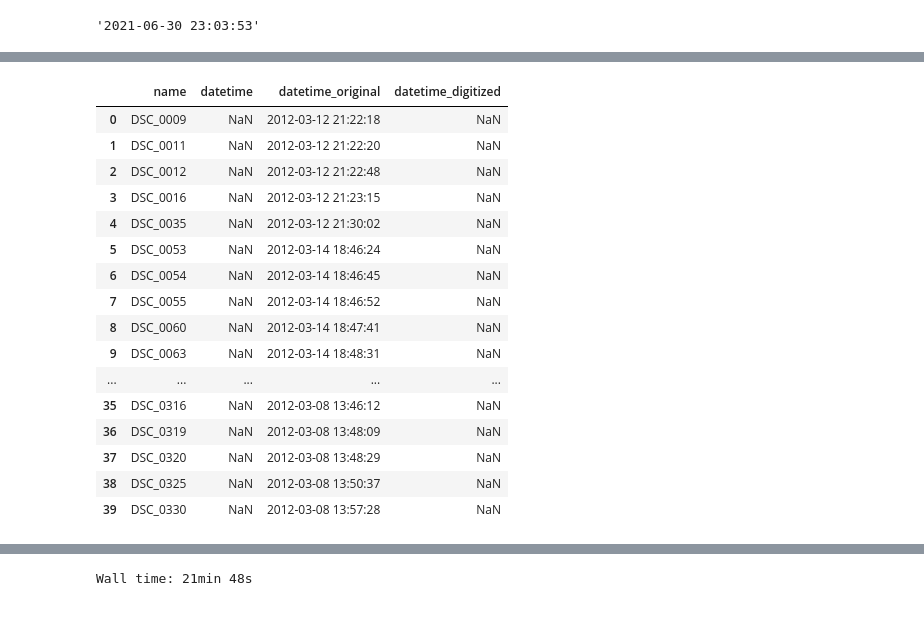
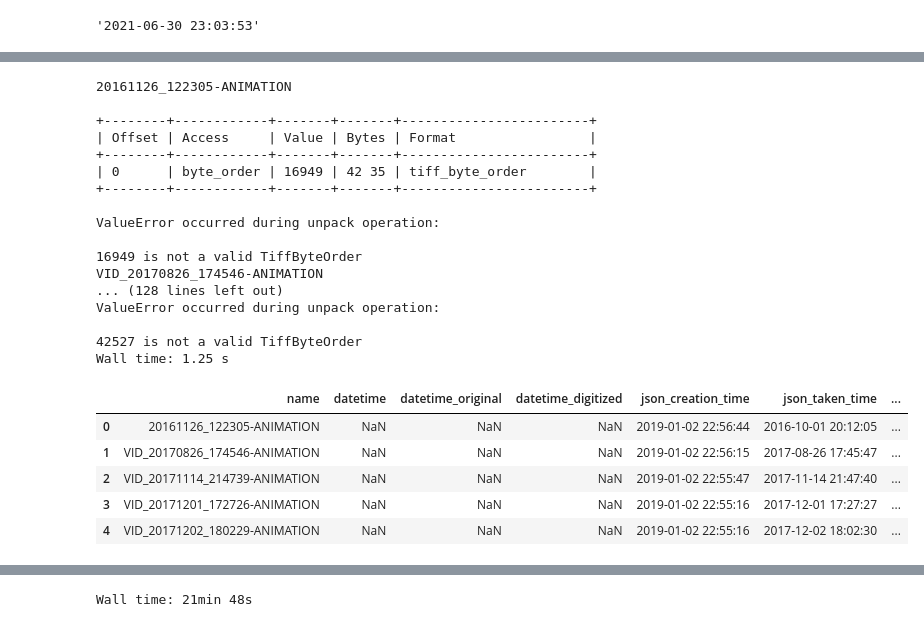
Before and after one commit to IgorAgarkov/change_file_creation_time, a Jupyter notebook: analysis.ipynb, the cells around one changed output, grey strips where cells are left out. Drawn from its saved outputs; the diff is of its cells as text; code cells hidden in the pictures.

```diff
--- a/analysis.ipynb
+++ b/analysis.ipynb
@@ -281,7 +264,7 @@ for file_path in  df.query('extension == @ext').path:
 # %%
-ext = '.mov'
-goal_patch = r'G:\mov'
-for file_path in  df.query('extension == @ext').path:
-    copy2(file_path
-          , goal_patch +'/' + file_path.stem + ext)
+# ext = '.mov'
+# goal_patch = r'G:\mov'
+# for file_path in  df.query('extension == @ext').path:
+#     copy2(file_path
+#           , goal_patch +'/' + file_path.stem + ext)
 # %%
@@ -297,31 +307,44 @@ get_whatsapp_date('E:\Тест фото\jpeg\WhatsApp Image 2021-06-30 at 23.03.
 # %%
+%%time
 # пробуем извлечь exif из разных типов фото файлов
-ext = '.nef'
-photo_df = pd.DataFrame(columns=['name', 'datetime', 'datetime_original','datetime_digitized'])
-for file_path in path.glob('**/*' + ext):
+pic_ls = df.query('extension == ".gif"')
+
+photo_df = pd.DataFrame(columns=['name', 'datetime', 'datetime_original','datetime_digitized', 'json_creation_time', 'json_taken_time', 'path'])
+for file_path in pic_ls.path:
     if file_path.is_file():
         try:
             ls = get_photo_exif_date(file_path)
-            photo_df.loc[len(photo_df)] = [file_path.stem, ls[0], ls[1], ls[2]]
         except Exception as err:
             print(file_path.stem, err)
+        try:
+            json_creation_time, json_taken_time = get_json_date(file_path)
+        except:
+            json_creation_time, json_taken_time = np.nan, np.nan
+        photo_df.loc[len(photo_df)] = [file_path.stem, ls[0], ls[1], ls[2], json_creation_time, json_taken_time, file_path]
+# %% [output]
+20161126_122305-ANIMATION
+
++--------+------------+-------+-------+------------------------+
+| Offset | Access     | Value | Bytes | Format                 |
++--------+------------+-------+-------+------------------------+
+| 0      | byte_order | 16949 | 42 35 | tiff_byte_order        |
++--------+------------+-------+-------+------------------------+
+
+ValueError occurred during unpack operation:
+
+16949 is not a valid TiffByteOrder
+VID_20170826_174546-ANIMATION
+... (128 lines left out)
+ValueError occurred during unpack operation:
+
+42527 is not a valid TiffByteOrder
+Wall time: 1.25 s
-# %%
-photo_df
-# %% [output]
-|  | name | datetime | datetime_original | datetime_digitized |
-| 0 | DSC_0009 | NaN | 2012-03-12 21:22:18 | NaN |
-| 1 | DSC_0011 | NaN | 2012-03-12 21:22:20 | NaN |
-| 2 | DSC_0012 | NaN | 2012-03-12 21:22:48 | NaN |
-| 3 | DSC_0016 | NaN | 2012-03-12 21:23:15 | NaN |
-| 4 | DSC_0035 | NaN | 2012-03-12 21:30:02 | NaN |
-| 5 | DSC_0053 | NaN | 2012-03-14 18:46:24 | NaN |
-| 6 | DSC_0054 | NaN | 2012-03-14 18:46:45 | NaN |
-| 7 | DSC_0055 | NaN | 2012-03-14 18:46:52 | NaN |
-| 8 | DSC_0060 | NaN | 2012-03-14 18:47:41 | NaN |
-| 9 | DSC_0063 | NaN | 2012-03-14 18:48:31 | NaN |
-| ... | ... | ... | ... | ... |
-| 35 | DSC_0316 | NaN | 2012-03-08 13:46:12 | NaN |
-| 36 | DSC_0319 | NaN | 2012-03-08 13:48:09 | NaN |
-| 37 | DSC_0320 | NaN | 2012-03-08 13:48:29 | NaN |
-| 38 | DSC_0325 | NaN | 2012-03-08 13:50:37 | NaN |
-| 39 | DSC_0330 | NaN | 2012-03-08 13:57:28 | NaN |
+# %%
+photo_df.head()
+# %% [output]
+|  | name | datetime | datetime_original | datetime_digitized | json_creation_time | json_taken_time | ... |
+| 0 | 20161126_122305-ANIMATION | NaN | NaN | NaN | 2019-01-02 22:56:44 | 2016-10-01 20:12:05 | ... |
+| 1 | VID_20170826_174546-ANIMATION | NaN | NaN | NaN | 2019-01-02 22:56:15 | 2017-08-26 17:45:47 | ... |
+| 2 | VID_20171114_214739-ANIMATION | NaN | NaN | NaN | 2019-01-02 22:55:47 | 2017-11-14 21:47:40 | ... |
+| 3 | VID_20171201_172726-ANIMATION | NaN | NaN | NaN | 2019-01-02 22:55:16 | 2017-12-01 17:27:27 | ... |
+| 4 | VID_20171202_180229-ANIMATION | NaN | NaN | NaN | 2019-01-02 22:55:16 | 2017-12-02 18:02:30 | ... |
```
Also changed, not shown: parts of 23 cells of this notebook.
